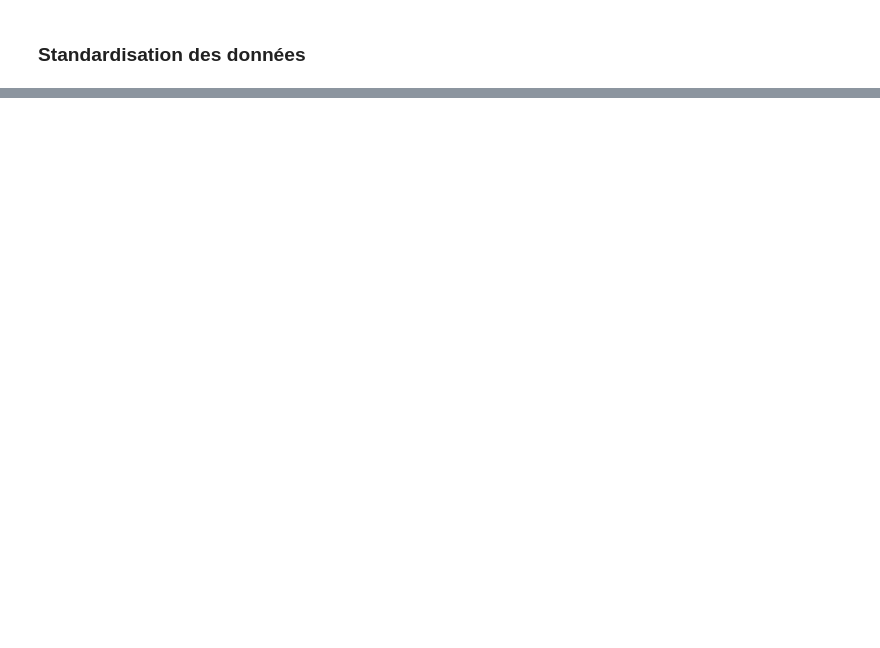
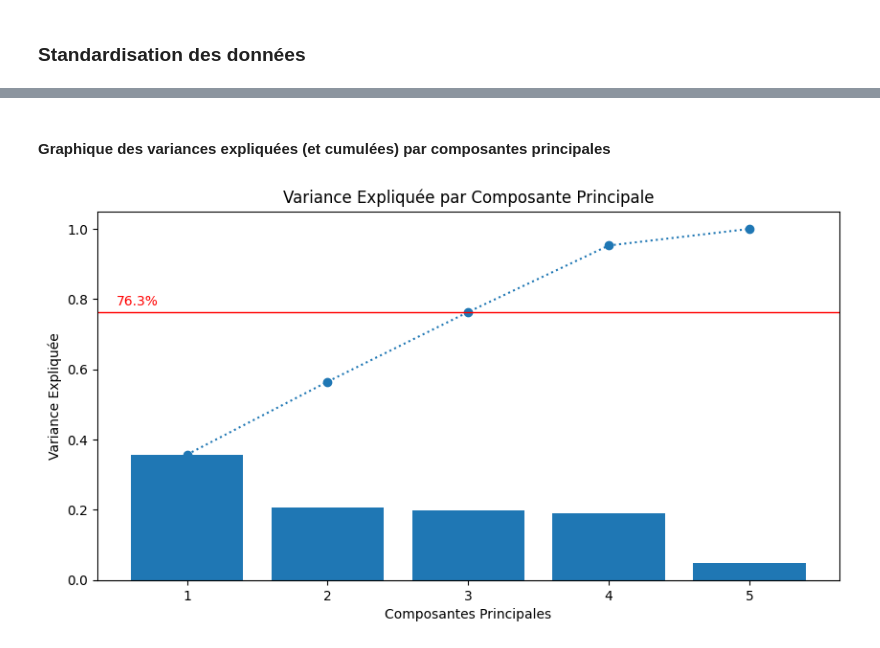
Before and after one commit to Emma-Coco/-ML_Marketing_FOAD-_-EmmaCOCOTanyaTIBOUCHE-, a Jupyter notebook: Analyse.ipynb, the cells around one changed output, grey strips where cells are left out. Cells and saved outputs as stored; diff of their text form; code cells hidden in the pictures; blank space fills up the shorter version.

```diff
--- a/Analyse.ipynb
+++ b/Analyse.ipynb
@@ -149,8 +296,8 @@ Les seuls éléments (corrélations) remarquables ici
 ### Standardisation des données
 # %%
 # Séparation des variables (suivant votre exemple)
-problem = response_df.drop("Reponse_campagne", axis=1)
-solution = response_df["Reponse_campagne"]
+problem = response_df_clean.drop("Reponse_campagne", axis=1)
+solution = response_df_clean["Reponse_campagne"]
 # %%
 # Encodage avec get_dummies
 problem_encoded = pd.get_dummies(problem, columns=['Sexe'], drop_first=True)
@@ -194 +341,5 @@ Achats_en_ligne         1.000208
 dtype: float64
+# %%
+x_train, x_test, y_train, y_test = train_test_split(
+    normalized_problem, solution, random_state=42
+)
@@ -194,0 +369,12 @@ dtype: float64
+# %%
+print(f"\n=== VARIANCE EXPLIQUÉE ===")
+
+explained_variance = pca_object.explained_variance_ratio_
+cumulative_variance = np.cumsum(explained_variance)
+print("explained_variance:", len(explained_variance))
+print("cumulative_variance:", len(cumulative_variance))
+
+print(f"\n=== VARIANCE EXPLIQUÉE par PC en % ===")
+
+for i, variance in enumerate(explained_variance):
+    print(f"PC_{i+1}: {variance:.1%}")
@@ -194,0 +392,23 @@ dtype: float64
+# %% [markdown]
+#### Graphique des variances expliquées (et cumulées) par composantes principales
+# %%
+n = len(explained_variance)
+plt.figure(figsize=(10, 5))
+plt.xticks(ticks=range(1, n+1))
+plt.bar(range(1, n+1), explained_variance)
+plt.plot(range(1, n+1), cumulative_variance, "o:")
+
+# Ligne rouge horizontale au niveau de la variance cumulée de PC_3
+variance_cumul_pc3 = cumulative_variance[2]
+plt.axhline(y=variance_cumul_pc3, color='red', linestyle='-', linewidth=1)
+
+plt.text(0.5, variance_cumul_pc3 + 0.02, f'{variance_cumul_pc3:.1%}',
+         color='red')
+
+plt.xlabel('Composantes Principales')
+plt.ylabel('Variance Expliquée')
+plt.title('Variance Expliquée par Composante Principale')
+
+plt.show()
+# %% [output]
+[figure, added]
```
Also changed, not shown: parts of 51 cells of this notebook.
